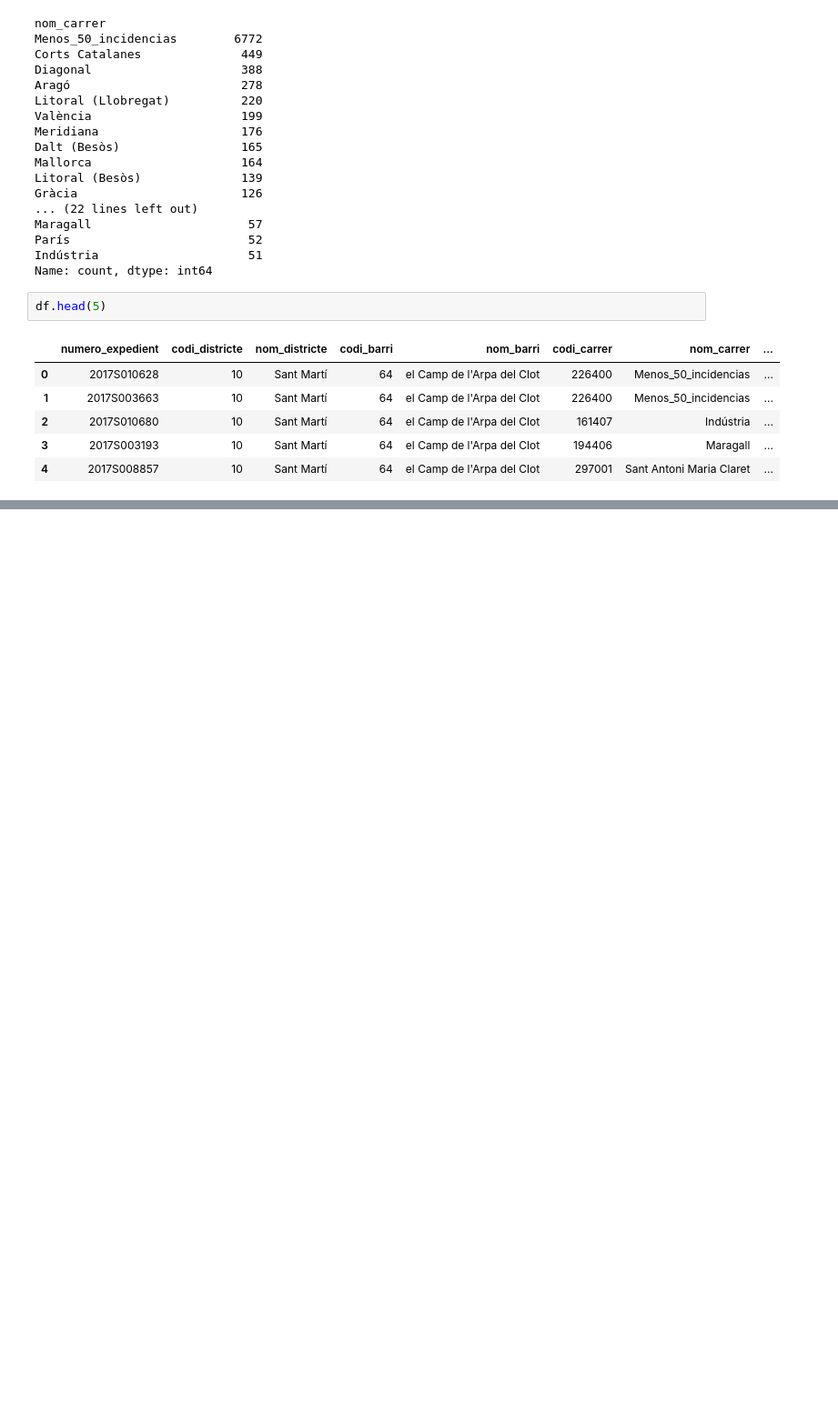
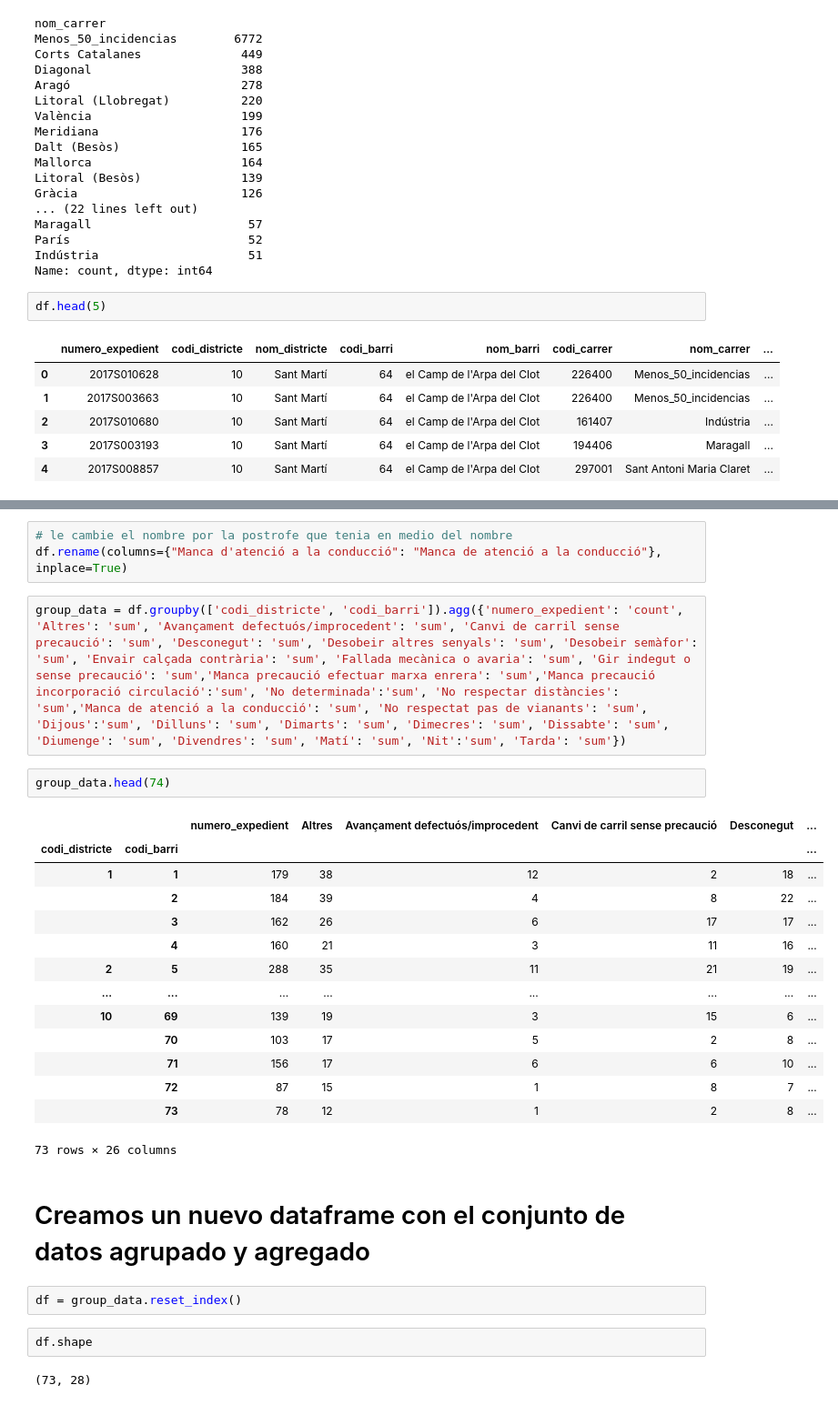
Before and after one commit to Josh1313/hackathon, a Jupyter notebook: accidents.ipynb, the cells around one changed output, grey strips where cells are left out. Shown at 91% size. Drawn from its saved outputs; the diff is of its cells as text; blank space fills up the shorter version.

```diff
--- a/accidents.ipynb
+++ b/accidents.ipynb
@@ -336,3 +294,33 @@ Index(['Codi_districte', 'Codi_barri', 'Codi_carrer', 'NK_Any', 'Mes_any',
+# %%
+# le cambie el nombre por la postrofe que tenia en medio del nombre
+df.rename(columns={"Manca d'atenció a la conducció": "Manca de atenció a la conducció"}, inplace=True)
+# %%
+group_data = df.groupby(['codi_districte', 'codi_barri']).agg({'numero_expedient': 'count', 'Altres': 'sum', 'Avançament defectuós/improcedent': 'sum', 'Canvi de carril sense precaució': 'sum', 'Desconegut': 'sum', 'Desobeir altres senyals': 'sum', 'Desobeir semàfor':  'sum', 'Envair calçada contrària': 'sum', 'Fallada mecànica o avaria': 'sum', 'Gir indegut o sense precaució': 'sum','Manca precaució efectuar marxa enrera': 'sum','Manca precaució incorporació circulació':'sum', 'No determinada':'sum', 'No respectar distàncies': 'sum','Manca de atenció a la conducció': 'sum', 'No respectat pas de vianants': 'sum', 'Dijous':'sum', 'Dilluns': 'sum', 'Dimarts': 'sum', 'Dimecres': 'sum', 'Dissabte': 'sum', 'Diumenge': 'sum', 'Divendres': 'sum', 'Matí': 'sum', 'Nit':'sum', 'Tarda': 'sum'})
+# %%
+group_data.head(74)
+# %% [output]
+|  |  | numero_expedient | Altres | Avançament defectuós/improcedent | Canvi de carril sense precaució | Desconegut | ... |
+| codi_districte | codi_barri |  |  |  |  |  | ... |
+| 1 | 1 | 179 | 38 | 12 | 2 | 18 | ... |
+|  | 2 | 184 | 39 | 4 | 8 | 22 | ... |
+|  | 3 | 162 | 26 | 6 | 17 | 17 | ... |
+|  | 4 | 160 | 21 | 3 | 11 | 16 | ... |
+| 2 | 5 | 288 | 35 | 11 | 21 | 19 | ... |
+| ... | ... | ... | ... | ... | ... | ... | ... |
+| 10 | 69 | 139 | 19 | 3 | 15 | 6 | ... |
+|  | 70 | 103 | 17 | 5 | 2 | 8 | ... |
+|  | 71 | 156 | 17 | 6 | 6 | 10 | ... |
+|  | 72 | 87 | 15 | 1 | 8 | 7 | ... |
+|  | 73 | 78 | 12 | 1 | 2 | 8 | ... |
+73 rows × 26 columns
+# %% [markdown]
+# Creamos un nuevo dataframe con el conjunto de datos agrupado y agregado
+# %%
+df = group_data.reset_index()
+# %%
+df.shape
+# %% [output]
+(73, 28)
 # %%
 df.info()
 # %% [output]
```
Also changed, not shown: parts of 33 cells of this notebook, 5 other files.
